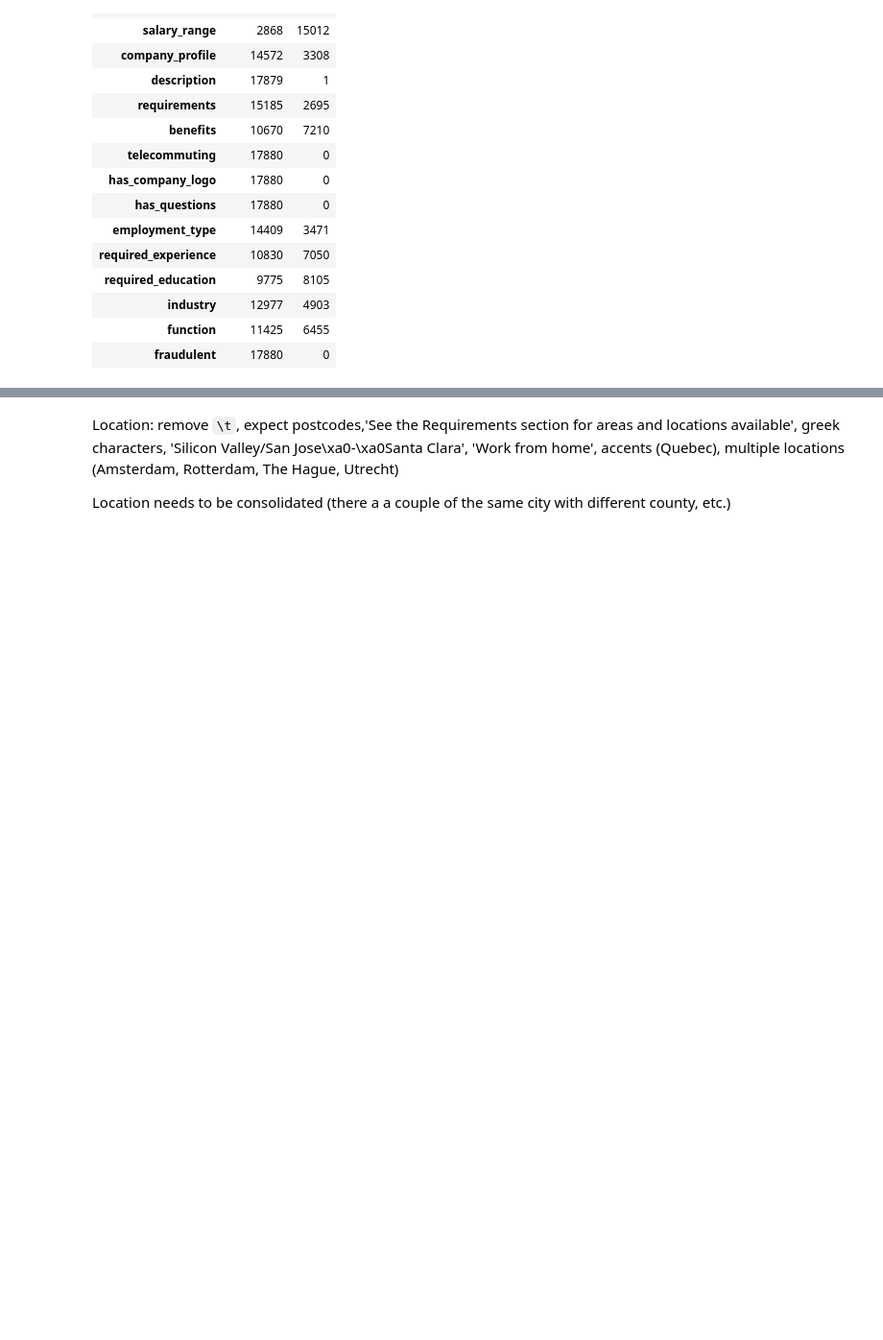
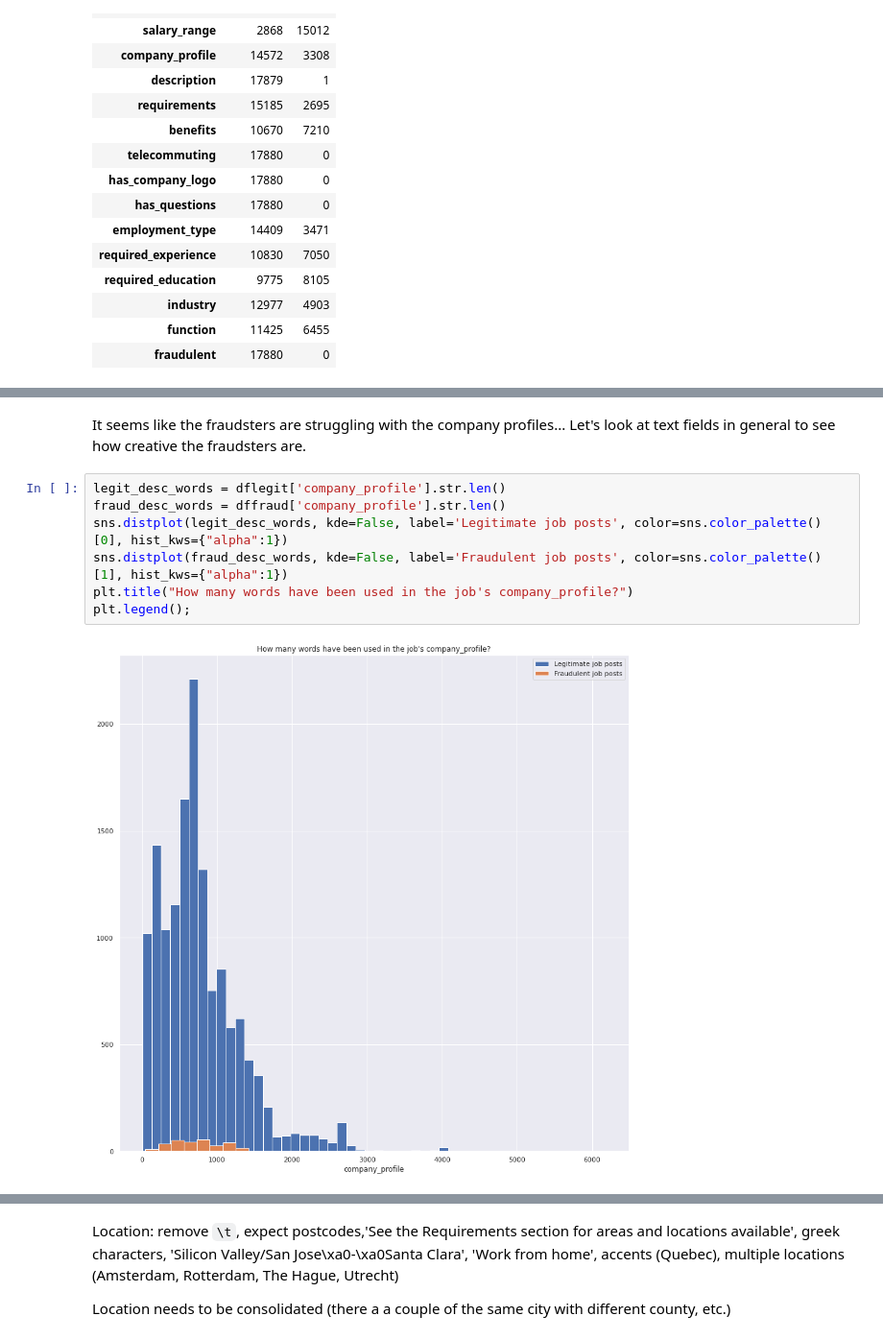
Before and after one commit to aghilissen/FakeJobDetection, a Jupyter notebook: EDA.ipynb, the cells around one changed output, grey strips where cells are left out. Shown at 96% size. Saved outputs shown, nothing was run; the diff lists cells and outputs as text; blank space fills up the shorter version.

```diff
--- a/EDA.ipynb
+++ b/EDA.ipynb
@@ -106,0 +126,11 @@ The only job without a description (`df[df['description'].isna()==True]`) is a f
+# %% [markdown]
+It seems like the fraudsters are struggling with the company profiles... Let's look at text fields in general to see how creative the fraudsters are.
+# %%
+legit_desc_words = dflegit['company_profile'].str.len()
+fraud_desc_words = dffraud['company_profile'].str.len()
+sns.distplot(legit_desc_words, kde=False, label='Legitimate job posts', color=sns.color_palette()[0], hist_kws={"alpha":1})
+sns.distplot(fraud_desc_words, kde=False, label='Fraudulent job posts', color=sns.color_palette()[1], hist_kws={"alpha":1})
+plt.title("How many words have been used in the job's company_profile?")
+plt.legend();
+# %% [output]
+[figure, added]
```
Also changed, not shown: parts of 41 cells of this notebook, 1 other file.
